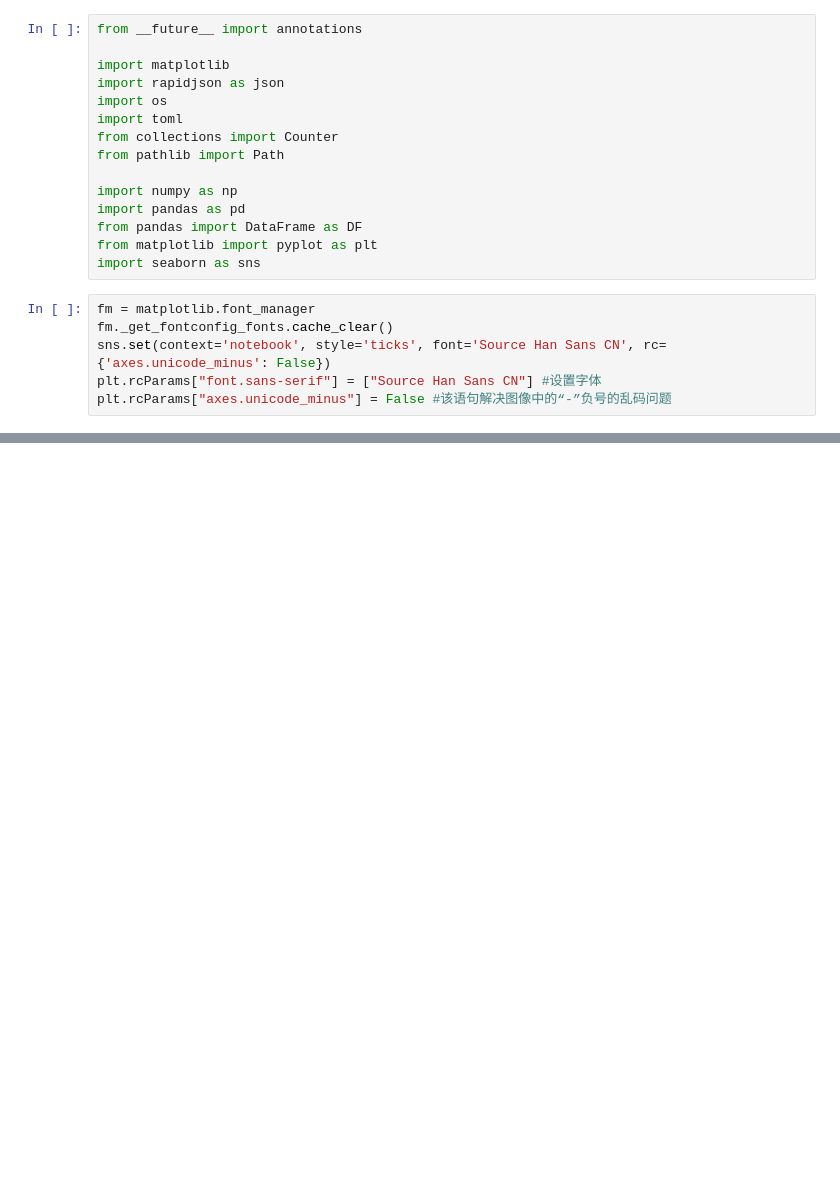
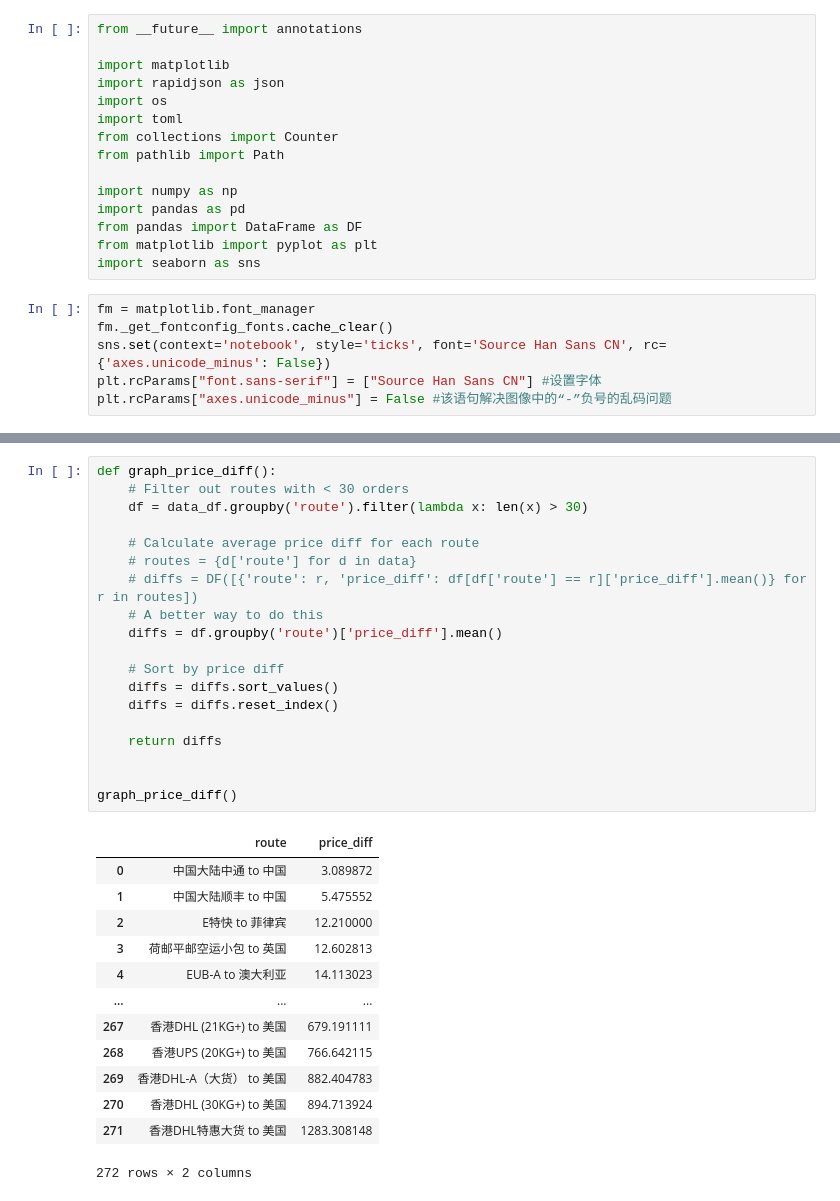
Before and after one commit to hykilpikonna/Superbuy, a Jupyter notebook: analysis.ipynb, the cells around one changed output, grey strips where cells are left out. Cells and saved outputs as stored; diff of their text form; blank space fills up the shorter version.

```diff
--- a/analysis.ipynb
+++ b/analysis.ipynb
@@ -51,3 +110,36 @@ for d in data:
+# %%
+def graph_price_diff():
+    # Filter out routes with < 30 orders
+    df = data_df.groupby('route').filter(lambda x: len(x) > 30)
+
+    # Calculate average price diff for each route
+    # routes = {d['route'] for d in data}
+    # diffs = DF([{'route': r, 'price_diff': df[df['route'] == r]['price_diff'].mean()} for r in routes])
+    # A better way to do this
+    diffs = df.groupby('route')['price_diff'].mean()
+
+    # Sort by price diff
+    diffs = diffs.sort_values()
+    diffs = diffs.reset_index()
+
+    return diffs
+
+
+graph_price_diff()
+# %% [output]
+|  | route | price_diff |
+| 0 | 中国大陆中通 to 中国 | 3.089872 |
+| 1 | 中国大陆顺丰 to 中国 | 5.475552 |
+| 2 | E特快 to 菲律宾 | 12.210000 |
+| 3 | 荷邮平邮空运小包 to 英国 | 12.602813 |
+| 4 | EUB-A to 澳大利亚 | 14.113023 |
+| ... | ... | ... |
+| 267 | 香港DHL (21KG+) to 美国 | 679.191111 |
+| 268 | 香港UPS (20KG+) to 美国 | 766.642115 |
+| 269 | 香港DHL-A（大货） to 美国 | 882.404783 |
+| 270 | 香港DHL (30KG+) to 美国 | 894.713924 |
+| 271 | 香港DHL特惠大货 to 美国 | 1283.308148 |
+272 rows × 2 columns
 # %%
 def overall_stats():
     durations = [d["duration"] for d in data if d["duration"]]
```
Also changed, not shown: parts of 10 cells of this notebook.
